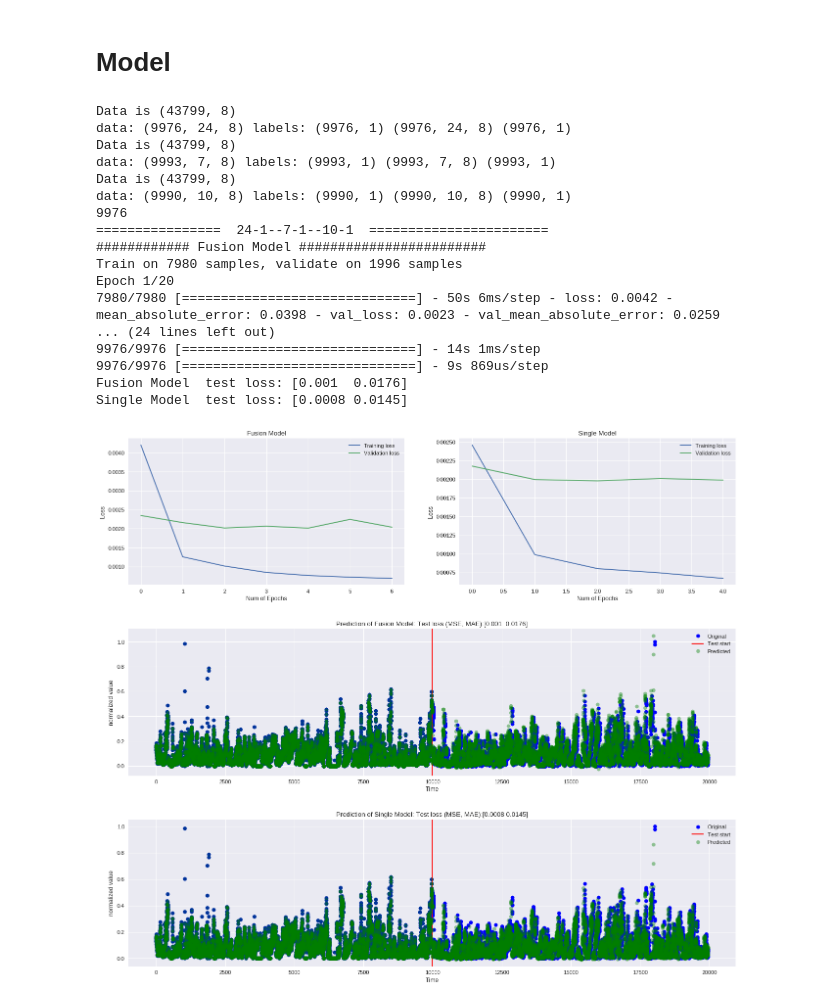
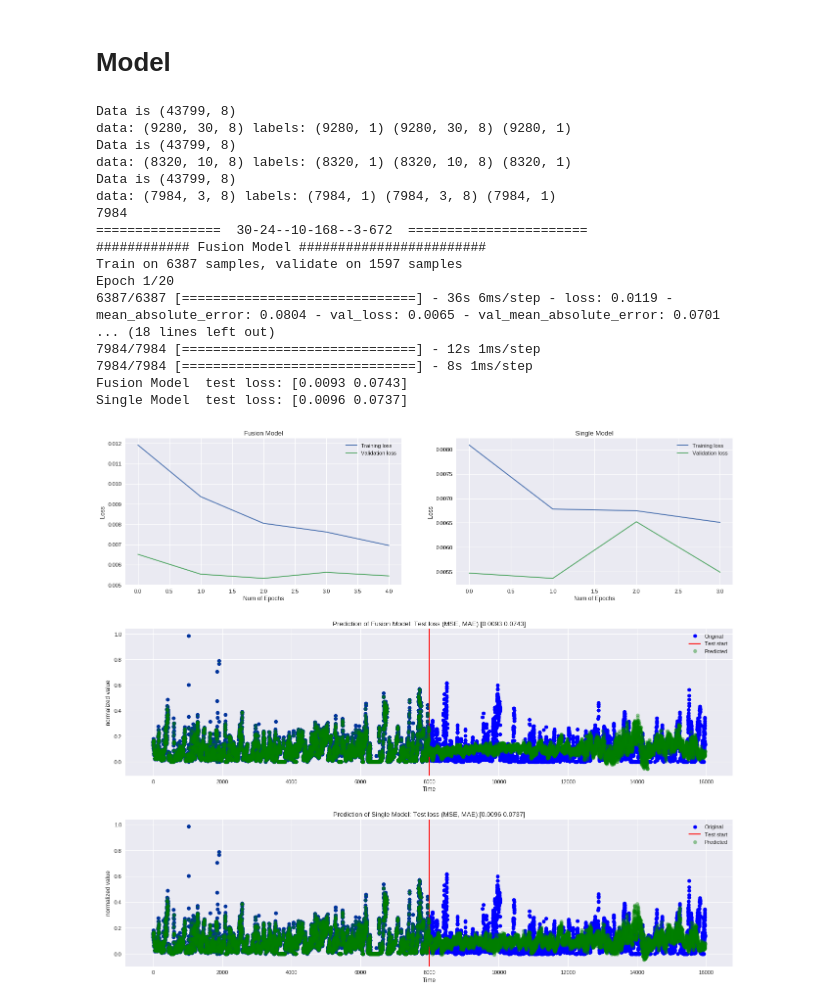
Before and after one commit to puraminy/mini_proj2, a Jupyter notebook: Fusion.ipynb, the cells around one changed output. Cells and saved outputs as stored; diff of their text form; code cells hidden in the pictures.

```diff
--- a/Fusion.ipynb
+++ b/Fusion.ipynb
@@ -345,14 +351,14 @@ batch_size=100
 
 # train_X,train_y, test_X, test_y = create_data2(n_hours, n_train=n_train)
 
-records1=24
-stride1=1
+records1=30
+stride1=24
 
-records2=7
-stride2=1
+records2=10
+stride2=24*7
 
-records3=10
-stride3=1
+records3=3
+stride3=24*7*4
 
 train_X_1,train_y_1, test_X_1, test_y_1, data1 = create_data4(n_records=records1,
                                                n_train=n_train,
@@ -397,7 +403,7 @@ n_test = min_test_no
 
 
 data_type = f"{records1}-{stride1}--{records2}-{stride2}--{records3}-{stride3}"
-exp_name = "All 30 " + data_type
+exp_name = "All 50 2 layer " + data_type
 import os
 if not os.path.exists(exp_name):
     os.makedirs(exp_name)
@@ -416,7 +422,9 @@ n1 = records1*8 //10
 n2 = records2*8 //10
 n3 = records3*8 //10
 
-n1,n2,n3 = 30,30,30
+n1,n2,n3 = 50,50,50
+
+n4 = (records1+records2+records3)
 
 x = LSTM(n1)(inp1)
 # x = Dense(3)(x)
@@ -429,7 +437,9 @@ z = LSTM(n3)(inp3)
 
 w = concatenate([x, y, z])
 
-# w =  Dense((records1+records2+records3)//2, activation='softplus')(w)
+w =  Dense(n4//2, activation='relu')(w)
+w =  Dense(n4//4, activation='relu')(w)
+
 out1 =  Dense(1, activation='linear')(w)
 
 model1 = Model(inputs=[inp1, inp2, inp3], outputs=out1)
@@ -466,7 +476,7 @@ model2.compile(loss='mse',
 model2.name = 'Single Model'
 
 # model2.summary()
-
+EPOCHS = [10]*2
 EPOCHS[0] = 20
 EPOCHS[1] = 20
 
@@ -585,43 +595,43 @@ ax3.plot(np.concatenate([data[:n_train,0],test_predictions1[::-1]]), 'go', alpha
 ax3.legend(('Original','Test start', 'Predicted'), loc='upper right')
 
 
 test_predictions2 = model2.predict(test_X_1).flatten()
 
 ax4 = plt.subplot2grid((5,2),(2,0), colspan=2)
 
 ax4.set_title(f"Prediction of {model2.name}: Test loss (MSE, MAE):{test_loss2}")
 ax4.set_xlabel('Time')
 ax4.set_ylabel('normalized value')
 ax4.legend(('Original', 'Predicted'), loc='upper right')
 ax4.plot(data[:n_train+n_test,0], 'bo')
 ax4.axvline(x=n_train,color='r')
 ax4.plot(np.concatenate([data[:n_train,0],test_predictions2[::-1]]), 'go', alpha=0.4)
 ax4.legend(('Original','Test start', 'Predicted'), loc='upper right')
 
 # ax5 = plt.subplot2grid((5,2),(3,0), colspan=2)
 # ax5.text(0.0,0.0,get_model_summary(model1) , dict(size=12))
 
 # ax6 = plt.subplot2grid((5,2),(4,0), colspan=2)
 # ax6.text(0.0,0.0,get_model_summary(model2) , dict(size=12))
 
 plt.savefig(exp_name+'/results.png')
 plt.show()
 # %% [output]
 Data is (43799, 8)
-data: (9976, 24, 8) labels: (9976, 1) (9976, 24, 8) (9976, 1)
+data: (9280, 30, 8) labels: (9280, 1) (9280, 30, 8) (9280, 1)
 Data is (43799, 8)
-data: (9993, 7, 8) labels: (9993, 1) (9993, 7, 8) (9993, 1)
+data: (8320, 10, 8) labels: (8320, 1) (8320, 10, 8) (8320, 1)
 Data is (43799, 8)
-data: (9990, 10, 8) labels: (9990, 1) (9990, 10, 8) (9990, 1)
-9976
-================  24-1--7-1--10-1  =======================
+data: (7984, 3, 8) labels: (7984, 1) (7984, 3, 8) (7984, 1)
+7984
+================  30-24--10-168--3-672  =======================
 ############ Fusion Model ########################
-Train on 7980 samples, validate on 1996 samples
+Train on 6387 samples, validate on 1597 samples
 Epoch 1/20
-7980/7980 [==============================] - 50s 6ms/step - loss: 0.0042 - mean_absolute_error: 0.0398 - val_loss: 0.0023 - val_mean_absolute_error: 0.0259
-... (24 lines left out)
-9976/9976 [==============================] - 14s 1ms/step
-9976/9976 [==============================] - 9s 869us/step
-Fusion Model  test loss: [0.001  0.0176]
-Single Model  test loss: [0.0008 0.0145]
+6387/6387 [==============================] - 36s 6ms/step - loss: 0.0119 - mean_absolute_error: 0.0804 - val_loss: 0.0065 - val_mean_absolute_error: 0.0701
+... (18 lines left out)
+7984/7984 [==============================] - 12s 1ms/step
+7984/7984 [==============================] - 8s 1ms/step
+Fusion Model  test loss: [0.0093 0.0743]
+Single Model  test loss: [0.0096 0.0737]
-[figure, old version]
+[figure, new version]
```
Also changed, not shown: parts of 3 cells of this notebook.
